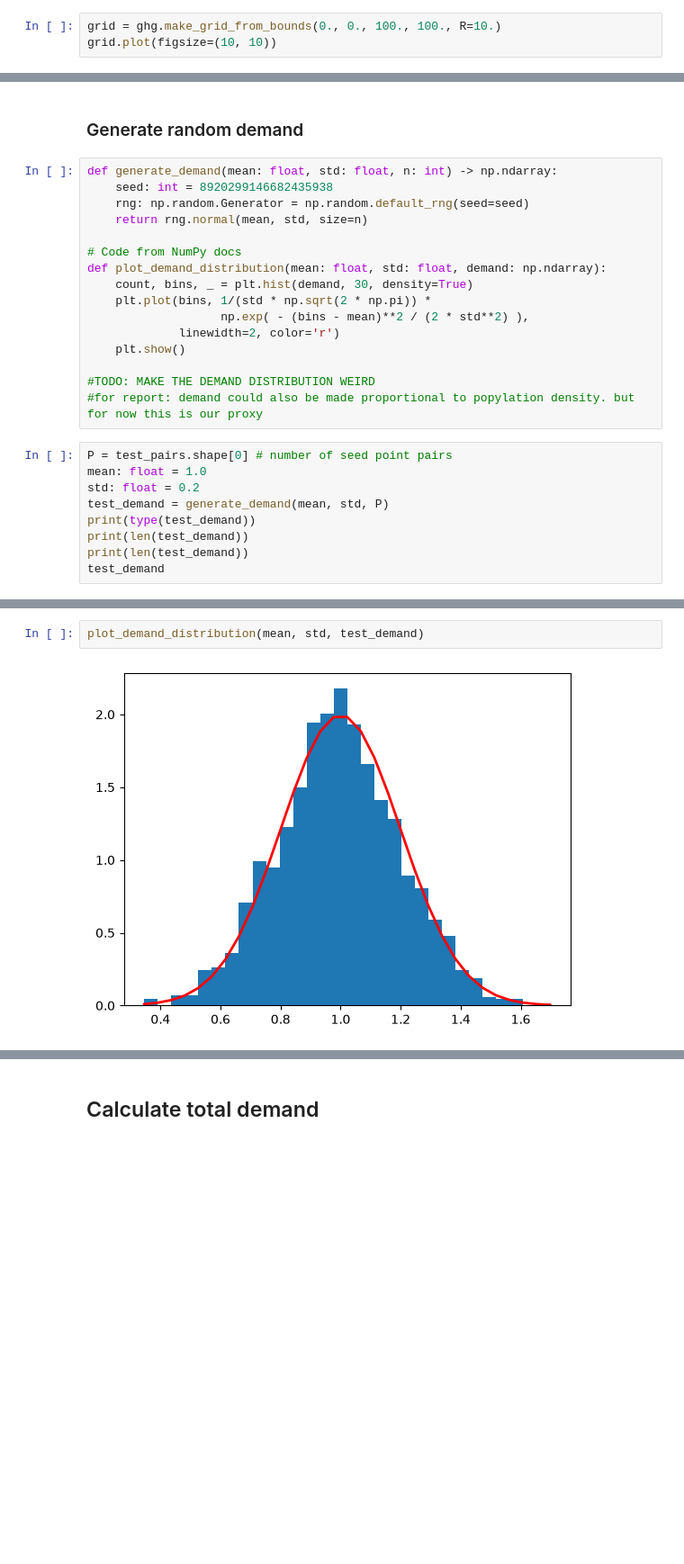
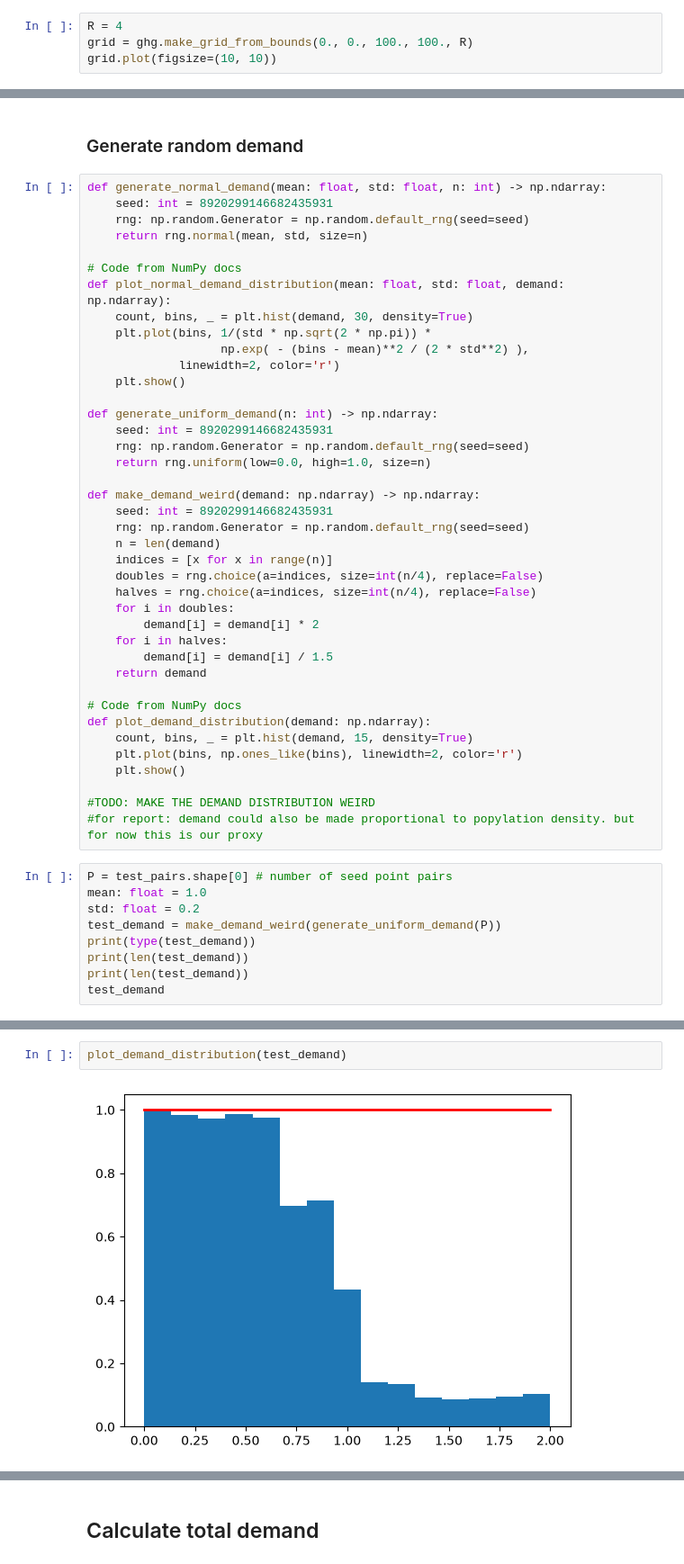
Before and after one commit to anyonectl/bicycle-network, a Jupyter notebook: code/initial/ga_mvp.ipynb, the cells around one changed output, grey strips where cells are left out. Shown at 90% size. Cells and saved outputs as stored; diff of their text form; blank space fills up the shorter version.

```diff
--- a/code/initial/ga_mvp.ipynb
+++ b/code/initial/ga_mvp.ipynb
@@ -23,7 +23,8 @@ print(base)
 # %% [markdown]
 ## Create hex grid
 # %%
-grid = ghg.make_grid_from_bounds(0., 0., 100., 100., R=10.)
+R = 4
+grid = ghg.make_grid_from_bounds(0., 0., 100., 100., R)
 grid.plot(figsize=(10, 10))
 # %% [output]
 <Axes: >
@@ -104,26 +105,50 @@ no. of pairs should be: 1540
 # %% [markdown]
 ### Generate random demand
 # %%
-def generate_demand(mean: float, std: float, n: int) -> np.ndarray:
-    seed: int = 8920299146682435938
+def generate_normal_demand(mean: float, std: float, n: int) -> np.ndarray:
+    seed: int = 8920299146682435931
     rng: np.random.Generator = np.random.default_rng(seed=seed)
     return rng.normal(mean, std, size=n)
 
 # Code from NumPy docs
-def plot_demand_distribution(mean: float, std: float, demand: np.ndarray):
+def plot_normal_demand_distribution(mean: float, std: float, demand: np.ndarray):
     count, bins, _ = plt.hist(demand, 30, density=True)
     plt.plot(bins, 1/(std * np.sqrt(2 * np.pi)) *
                    np.exp( - (bins - mean)**2 / (2 * std**2) ),
              linewidth=2, color='r')
     plt.show()
 
+def generate_uniform_demand(n: int) -> np.ndarray:
+    seed: int = 8920299146682435931
+    rng: np.random.Generator = np.random.default_rng(seed=seed)
+    return rng.uniform(low=0.0, high=1.0, size=n)
+
+def make_demand_weird(demand: np.ndarray) -> np.ndarray:
+    seed: int = 8920299146682435931
+    rng: np.random.Generator = np.random.default_rng(seed=seed)
+    n = len(demand)
+    indices = [x for x in range(n)]
+    doubles = rng.choice(a=indices, size=int(n/4), replace=False)
+    halves = rng.choice(a=indices, size=int(n/4), replace=False)
+    for i in doubles:
+        demand[i] = demand[i] * 2
+    for i in halves:
+        demand[i] = demand[i] / 1.5
+    return demand
+
+# Code from NumPy docs
+def plot_demand_distribution(demand: np.ndarray):
+    count, bins, _ = plt.hist(demand, 15, density=True)
+    plt.plot(bins, np.ones_like(bins), linewidth=2, color='r')
+    plt.show()
+
 #TODO: MAKE THE DEMAND DISTRIBUTION WEIRD
 #for report: demand could also be made proportional to popylation density. but for now this is our proxy
 # %%
 P = test_pairs.shape[0] # number of seed point pairs
 mean: float = 1.0
 std: float = 0.2
-test_demand = generate_demand(mean, std, P)
+test_demand = make_demand_weird(generate_uniform_demand(P))
 print(type(test_demand))
 print(len(test_demand))
 print(len(test_demand))
@@ -137,7 +162,7 @@ array([0.83244838, 0.85595253, 0.93743583, ..., 1.08132355, 1.09512595,
 # %%
-plot_demand_distribution(mean, std, test_demand)
+plot_demand_distribution(test_demand)
 # %% [output]
-[figure, old version]
+[figure, new version]
 # %%
 demand_matrix = pd.concat([test_pairs, pd.Series(test_demand)], axis=1)
 demand_matrix.columns = ['pair', 'u', 'v', 'geometry', 'demand']
```
Also changed, not shown: parts of 24 cells of this notebook.
